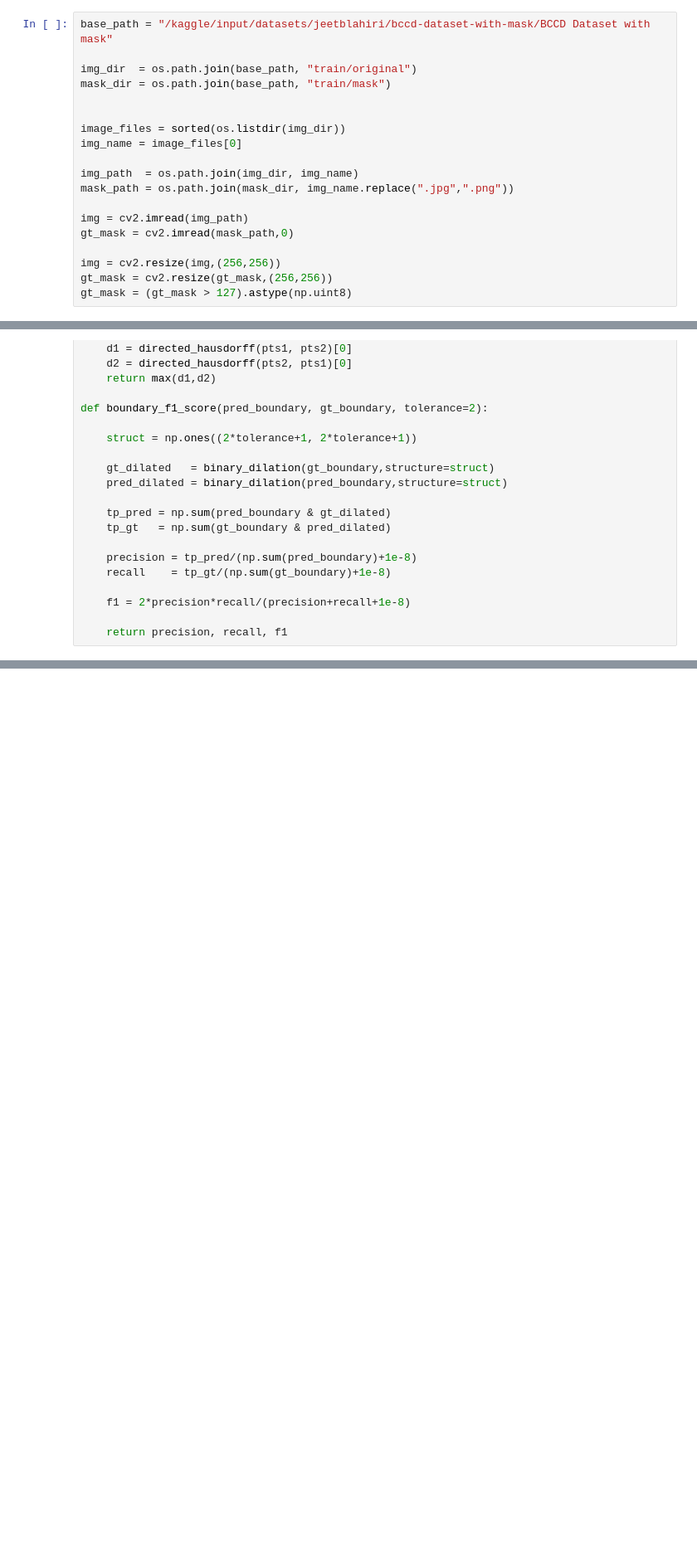
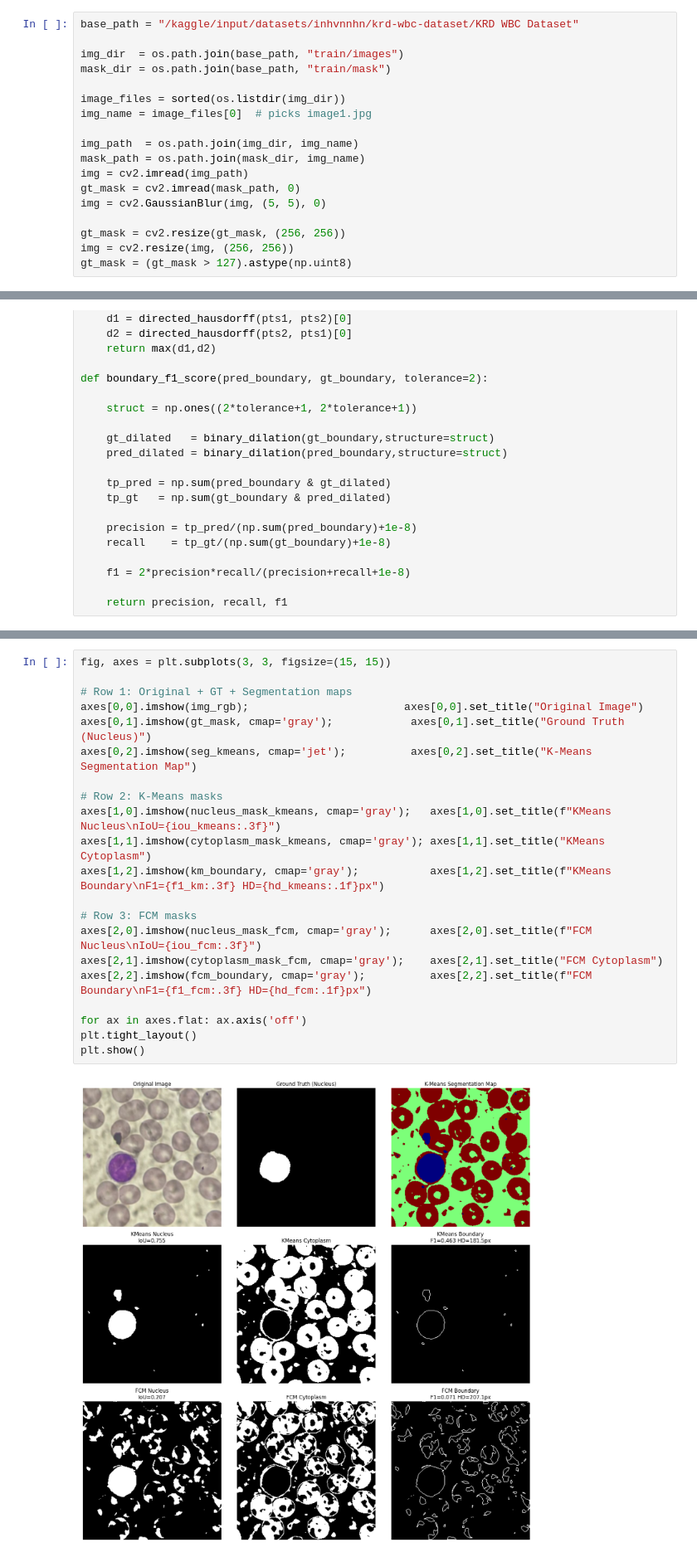
Before and after one commit to krishnafauj/Deep_Learning, a Jupyter notebook: Project2/dl-assign.ipynb, the cells around one changed output, grey strips where cells are left out. Shown at 83% size. Cells and saved outputs as stored; diff of their text form; blank space fills up the shorter version.

```diff
--- a/Project2/dl-assign.ipynb
+++ b/Project2/dl-assign.ipynb
@@ -17,22 +13,21 @@ import skfuzzy as fuzz
 from scipy.ndimage import binary_erosion, binary_dilation
 from scipy.spatial.distance import directed_hausdorff
 # %%
-base_path = "/kaggle/input/datasets/jeetblahiri/bccd-dataset-with-mask/BCCD Dataset with mask"
+base_path = "/kaggle/input/datasets/inhvnnhn/krd-wbc-dataset/KRD WBC Dataset"
 
-img_dir  = os.path.join(base_path, "train/original")
+img_dir  = os.path.join(base_path, "train/images")
 mask_dir = os.path.join(base_path, "train/mask")
 
-
 image_files = sorted(os.listdir(img_dir))
-img_name = image_files[0]
+img_name = image_files[0]  # picks image1.jpg
 
 img_path  = os.path.join(img_dir, img_name)
-mask_path = os.path.join(mask_dir, img_name.replace(".jpg",".png"))
+mask_path = os.path.join(mask_dir, img_name)
+img = cv2.imread(img_path)
+gt_mask = cv2.imread(mask_path, 0)
+img = cv2.GaussianBlur(img, (5, 5), 0)
 
-img = cv2.imread(img_path)
-gt_mask = cv2.imread(mask_path,0)
-
-img = cv2.resize(img,(256,256))
-gt_mask = cv2.resize(gt_mask,(256,256))
+gt_mask = cv2.resize(gt_mask, (256, 256))
+img = cv2.resize(img, (256, 256))
 gt_mask = (gt_mask > 127).astype(np.uint8)
 # %%
@@ -199,0 +172,23 @@ plt.show()
+# %%
+fig, axes = plt.subplots(3, 3, figsize=(15, 15))
+
+# Row 1: Original + GT + Segmentation maps
+axes[0,0].imshow(img_rgb);                        axes[0,0].set_title("Original Image")
+axes[0,1].imshow(gt_mask, cmap='gray');            axes[0,1].set_title("Ground Truth (Nucleus)")
+axes[0,2].imshow(seg_kmeans, cmap='jet');          axes[0,2].set_title("K-Means Segmentation Map")
+
+# Row 2: K-Means masks
+axes[1,0].imshow(nucleus_mask_kmeans, cmap='gray');   axes[1,0].set_title(f"KMeans Nucleus\nIoU={iou_kmeans:.3f}")
+axes[1,1].imshow(cytoplasm_mask_kmeans, cmap='gray'); axes[1,1].set_title("KMeans Cytoplasm")
+axes[1,2].imshow(km_boundary, cmap='gray');           axes[1,2].set_title(f"KMeans Boundary\nF1={f1_km:.3f} HD={hd_kmeans:.1f}px")
+
+# Row 3: FCM masks
+axes[2,0].imshow(nucleus_mask_fcm, cmap='gray');      axes[2,0].set_title(f"FCM Nucleus\nIoU={iou_fcm:.3f}")
+axes[2,1].imshow(cytoplasm_mask_fcm, cmap='gray');    axes[2,1].set_title("FCM Cytoplasm")
+axes[2,2].imshow(fcm_boundary, cmap='gray');          axes[2,2].set_title(f"FCM Boundary\nF1={f1_fcm:.3f} HD={hd_fcm:.1f}px")
+
+for ax in axes.flat: ax.axis('off')
+plt.tight_layout()
+plt.show()
+# %% [output]
+[figure, added]
```
Also changed, not shown: parts of 6 cells of this notebook, 1 other file.
